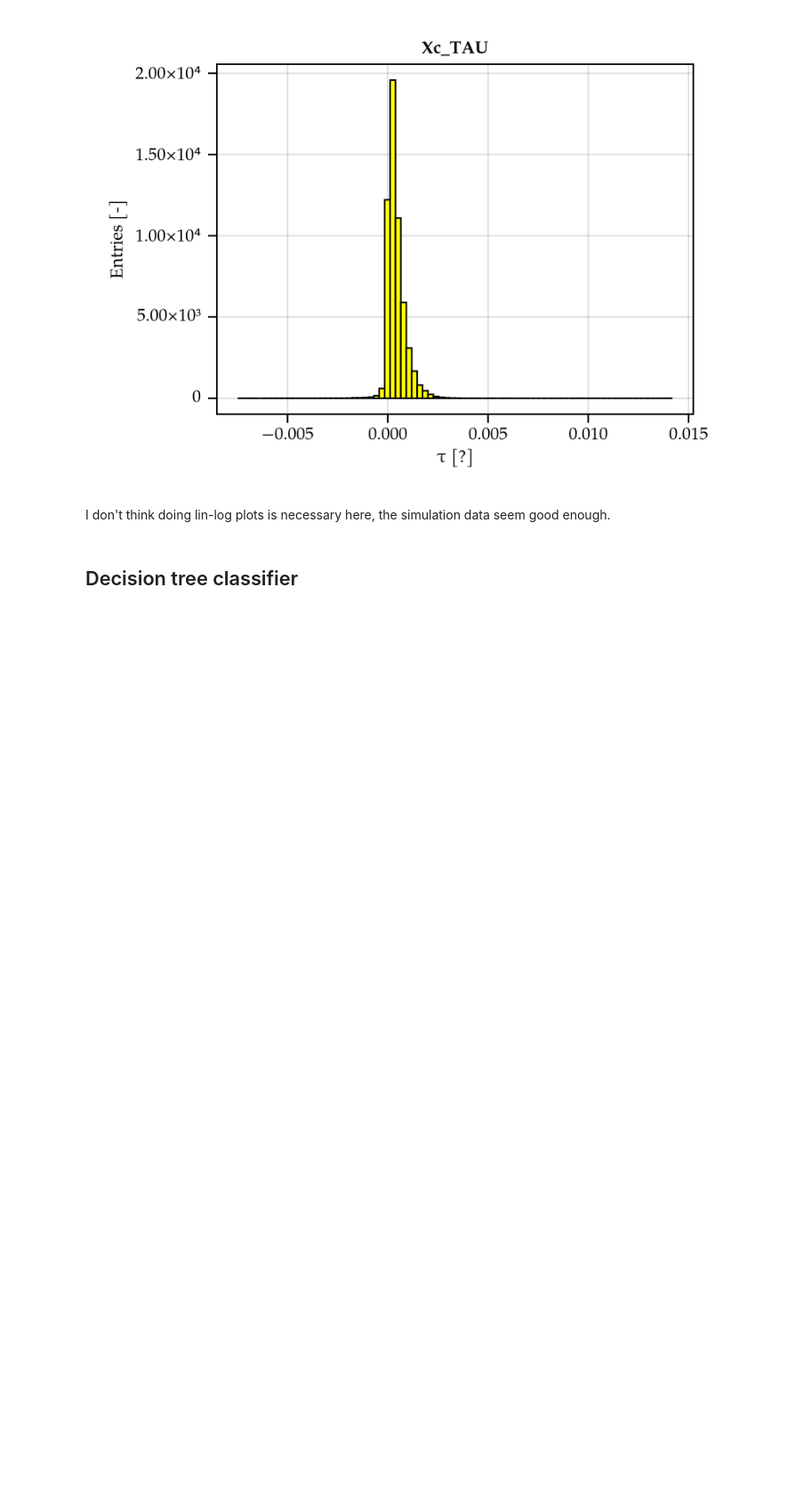
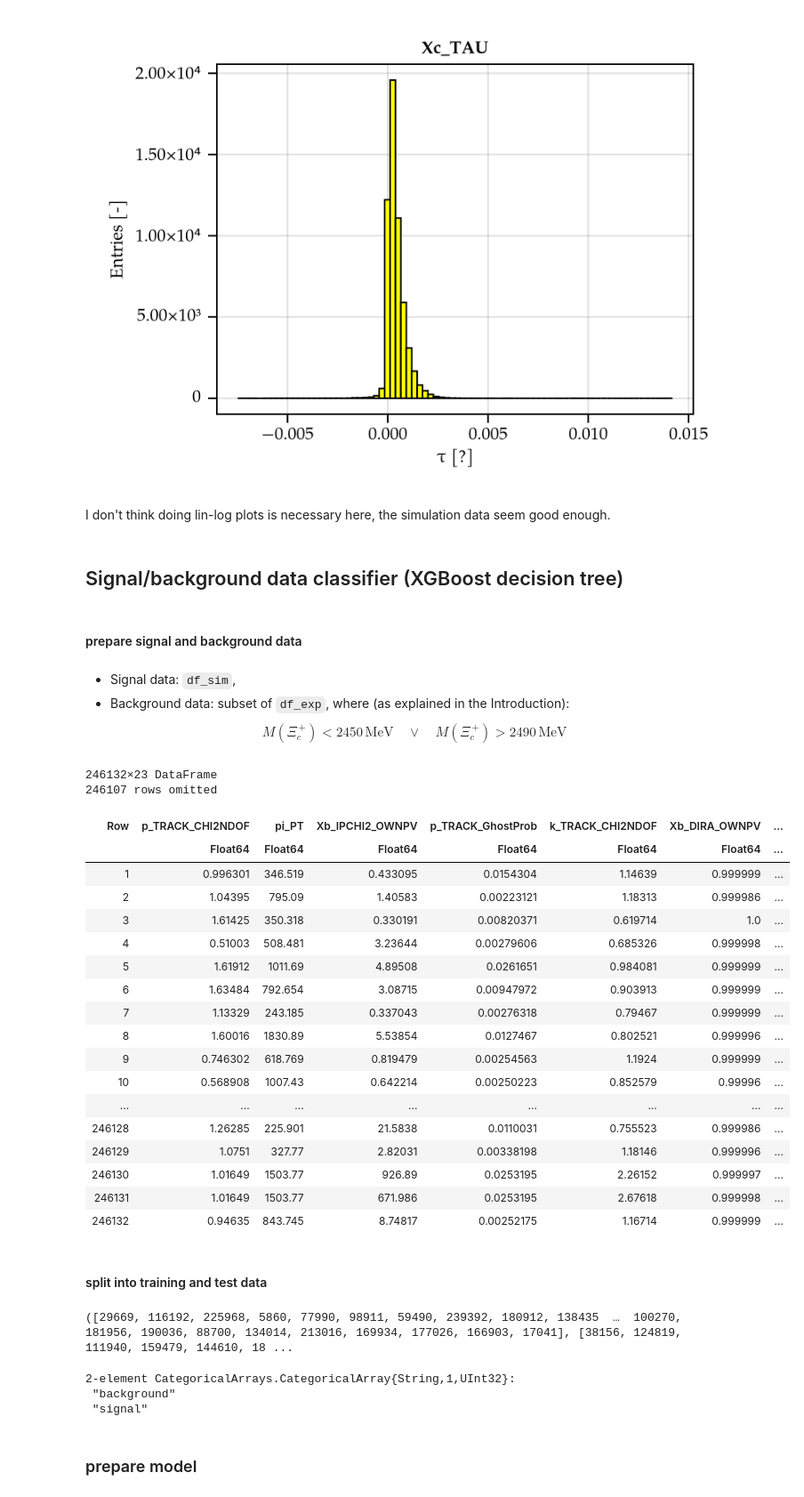
Before and after one commit to Arateniz/Project-MIDAS, a Jupyter notebook: decisiontreeclassifier.ipynb, the cells around one changed output. Shown at 89% size. Saved outputs shown, nothing was run; the diff lists cells and outputs as text; code cells hidden in the pictures; blank space fills up the shorter version.

Commit message:
xgboost classifier

```diff
--- a/decisiontreeclassifier.ipynb
+++ b/decisiontreeclassifier.ipynb
@@ -535,4 +535,14 @@ plot_hist(
 # %% [markdown]
 I don't think doing lin-log plots is necessary here, the simulation data seem good enough.
 # %% [markdown]
-## Decision tree classifier
+## Signal/background data classifier (XGBoost decision tree)
+# %% [markdown]
+#### prepare signal and background data
+# %% [markdown]
+* Signal data: `df_sim`,
+* Background data: subset of `df_exp`, where (as explained in the Introduction):
+$$ M(\varXi_c^{\,+})<2450\,\text{MeV} \quad\vee\quad M(\varXi_c^{\,+})>2490\,\text{MeV} $$
+# %%
+df_signal = @select df_sim Not(:Xb_M, :Xb_TAU, :Xc_M, :Xc_TAU)
+df_signal.label .= "signal"
+df_signal;
@@ -538,0 +554,40 @@ I don't think doing lin-log plots is necessary here, the simulation data seem go
+# %%
+df_sigbkg = vcat(df_signal, df_background)
+# %% [output]
+246132×23 DataFrame
+246107 rows omitted
+| Row | p_TRACK_CHI2NDOF | pi_PT | Xb_IPCHI2_OWNPV | p_TRACK_GhostProb | k_TRACK_CHI2NDOF | Xb_DIRA_OWNPV | ... |
+|  | Float64 | Float64 | Float64 | Float64 | Float64 | Float64 | ... |
+| 1 | 0.996301 | 346.519 | 0.433095 | 0.0154304 | 1.14639 | 0.999999 | ... |
+| 2 | 1.04395 | 795.09 | 1.40583 | 0.00223121 | 1.18313 | 0.999986 | ... |
+| 3 | 1.61425 | 350.318 | 0.330191 | 0.00820371 | 0.619714 | 1.0 | ... |
+| 4 | 0.51003 | 508.481 | 3.23644 | 0.00279606 | 0.685326 | 0.999998 | ... |
+| 5 | 1.61912 | 1011.69 | 4.89508 | 0.0261651 | 0.984081 | 0.999999 | ... |
+| 6 | 1.63484 | 792.654 | 3.08715 | 0.00947972 | 0.903913 | 0.999999 | ... |
+| 7 | 1.13329 | 243.185 | 0.337043 | 0.00276318 | 0.79467 | 0.999999 | ... |
+| 8 | 1.60016 | 1830.89 | 5.53854 | 0.0127467 | 0.802521 | 0.999996 | ... |
+| 9 | 0.746302 | 618.769 | 0.819479 | 0.00254563 | 1.1924 | 0.999999 | ... |
+| 10 | 0.568908 | 1007.43 | 0.642214 | 0.00250223 | 0.852579 | 0.99996 | ... |
+| ... | ... | ... | ... | ... | ... | ... | ... |
+| 246128 | 1.26285 | 225.901 | 21.5838 | 0.0110031 | 0.755523 | 0.999986 | ... |
+| 246129 | 1.0751 | 327.77 | 2.82031 | 0.00338198 | 1.18146 | 0.999996 | ... |
+| 246130 | 1.01649 | 1503.77 | 926.89 | 0.0253195 | 2.26152 | 0.999997 | ... |
+| 246131 | 1.01649 | 1503.77 | 671.986 | 0.0253195 | 2.67618 | 0.999998 | ... |
+| 246132 | 0.94635 | 843.745 | 8.74817 | 0.00252175 | 1.16714 | 0.999999 | ... |
+# %% [markdown]
+#### split into training and test data
+# %%
+X = df_sigbkg[:, features]  # features
+y = df_sigbkg.label |> categorical  # targets
+
+train, test = partition(eachindex(y), 0.7, shuffle=true, rng=8054)  # train and test indices
+# %% [output]
+([29669, 116192, 225968, 5860, 77990, 98911, 59490, 239392, 180912, 138435  …  100270, 181956, 190036, 88700, 134014, 213016, 169934, 177026, 166903, 17041], [38156, 124819, 111940, 159479, 144610, 18 ...
+# %%
+levels(y)
+# %% [output]
+2-element CategoricalArrays.CategoricalArray{String,1,UInt32}:
+ "background"
+ "signal"
+# %% [markdown]
+### prepare model
```
Also changed, not shown: parts of 17 cells of this notebook, 1 other file.
